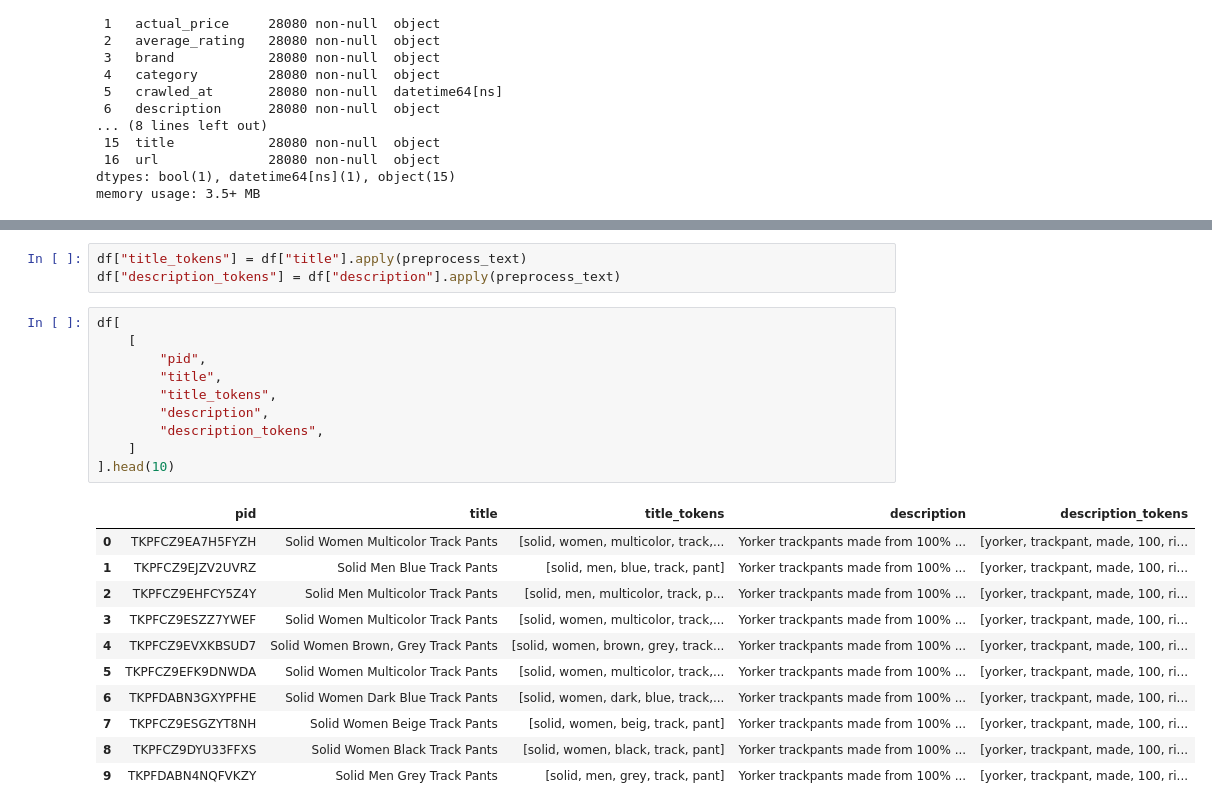
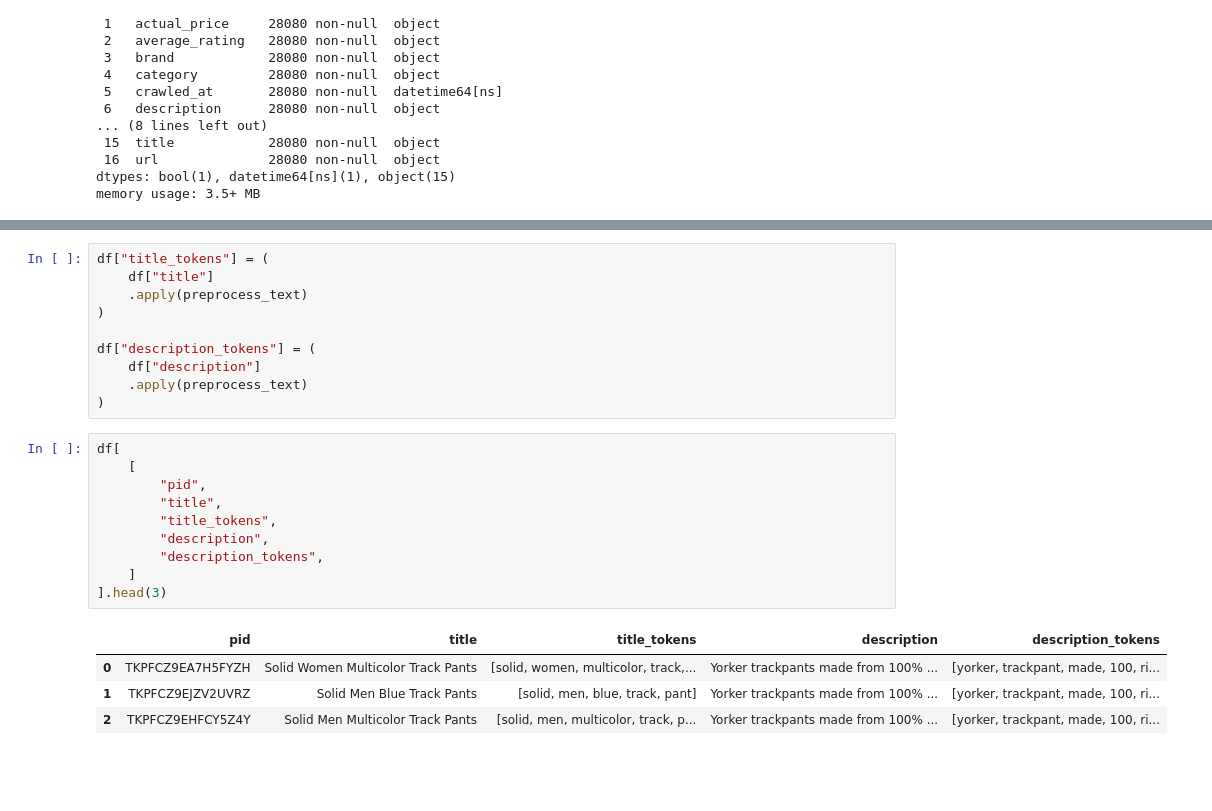
Before and after one commit to maariionaa-code/irwa-search-engine, a Jupyter notebook: project_progress/part_1/part_1.ipynb, the cells around one changed output, grey strips where cells are left out. Drawn from its saved outputs; the diff is of its cells as text; blank space fills up the shorter version.

```diff
--- a/project_progress/part_1/part_1.ipynb
+++ b/project_progress/part_1/part_1.ipynb
@@ -277,28 +310,28 @@ Stemmed:
 # %%
-df["title_tokens"] = df["title"].apply(preprocess_text)
-df["description_tokens"] = df["description"].apply(preprocess_text)
+df["title_tokens"] = (
+    df["title"]
+    .apply(preprocess_text)
+)
+
+df["description_tokens"] = (
+    df["description"]
+    .apply(preprocess_text)
+)
 # %%
 df[
     [
         "pid",
         "title",
         "title_tokens",
         "description",
         "description_tokens",
     ]
-].head(10)
+].head(3)
 # %% [output]
 |  | pid | title | title_tokens | description | description_tokens |
 | 0 | TKPFCZ9EA7H5FYZH | Solid Women Multicolor Track Pants | [solid, women, multicolor, track,... | Yorker trackpants made from 100% ... | [yorker, trackpant, made, 100, ri... |
 | 1 | TKPFCZ9EJZV2UVRZ | Solid Men Blue Track Pants | [solid, men, blue, track, pant] | Yorker trackpants made from 100% ... | [yorker, trackpant, made, 100, ri... |
 | 2 | TKPFCZ9EHFCY5Z4Y | Solid Men Multicolor Track Pants | [solid, men, multicolor, track, p... | Yorker trackpants made from 100% ... | [yorker, trackpant, made, 100, ri... |
-| 3 | TKPFCZ9ESZZ7YWEF | Solid Women Multicolor Track Pants | [solid, women, multicolor, track,... | Yorker trackpants made from 100% ... | [yorker, trackpant, made, 100, ri... |
-| 4 | TKPFCZ9EVXKBSUD7 | Solid Women Brown, Grey Track Pants | [solid, women, brown, grey, track... | Yorker trackpants made from 100% ... | [yorker, trackpant, made, 100, ri... |
-| 5 | TKPFCZ9EFK9DNWDA | Solid Women Multicolor Track Pants | [solid, women, multicolor, track,... | Yorker trackpants made from 100% ... | [yorker, trackpant, made, 100, ri... |
-| 6 | TKPFDABN3GXYPFHE | Solid Women Dark Blue Track Pants | [solid, women, dark, blue, track,... | Yorker trackpants made from 100% ... | [yorker, trackpant, made, 100, ri... |
-| 7 | TKPFCZ9ESGZYT8NH | Solid Women Beige Track Pants | [solid, women, beig, track, pant] | Yorker trackpants made from 100% ... | [yorker, trackpant, made, 100, ri... |
-| 8 | TKPFCZ9DYU33FFXS | Solid Women Black Track Pants | [solid, women, black, track, pant] | Yorker trackpants made from 100% ... | [yorker, trackpant, made, 100, ri... |
-| 9 | TKPFDABN4NQFVKZY | Solid Men Grey Track Pants | [solid, men, grey, track, pant] | Yorker trackpants made from 100% ... | [yorker, trackpant, made, 100, ri... |
 # %%
 assert len(df) == len(df["title_tokens"])
 assert len(df) == len(df["description_tokens"])
```
Also changed, not shown: parts of 25 cells of this notebook, 3 other files.
